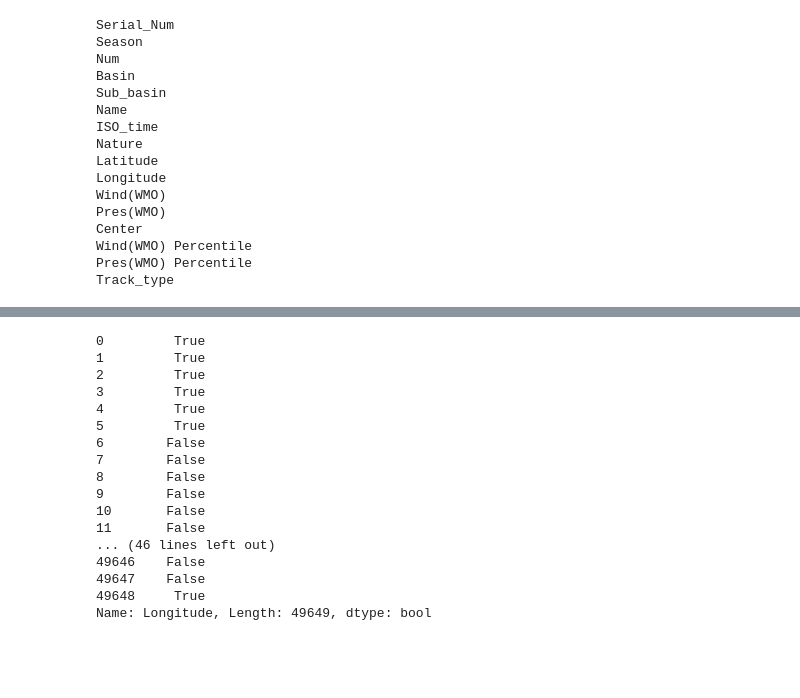
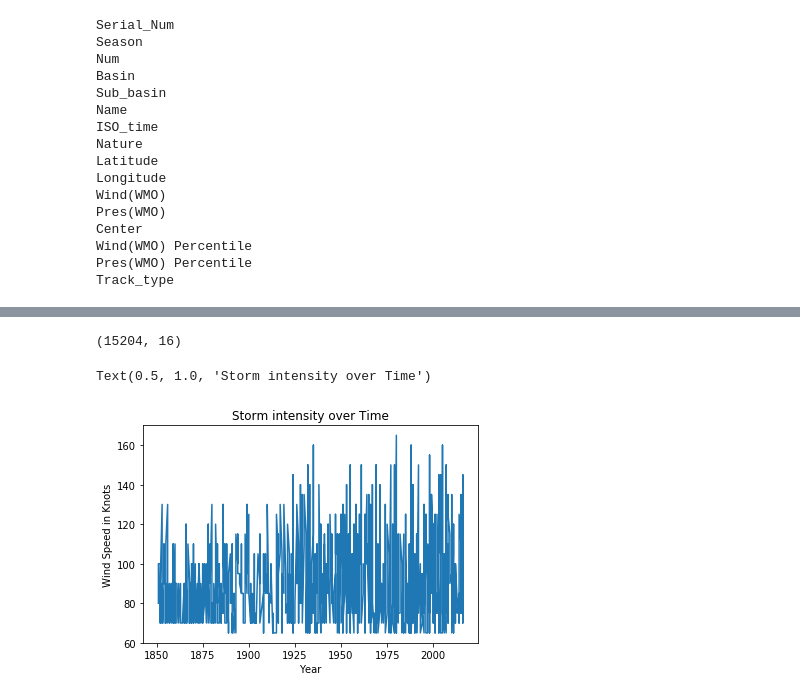
Before and after one commit to zuhbeer/Capstone, a Jupyter notebook: data playground.ipynb, the cells around one changed output, grey strips where cells are left out. Cells and saved outputs as stored; diff of their text form; code cells hidden in the pictures; blank space fills up the shorter version.

```diff
--- a/data playground.ipynb
+++ b/data playground.ipynb
@@ -74,20 +58,0 @@ Name: Latitude, Length: 49649, dtype: bool
-# %%
-(storms['Longitude'] >= -97.0) & (storms['Longitude'] <= -93.0)
-# %% [output]
-0         True
-1         True
-2         True
-3         True
-4         True
-5         True
-6        False
-7        False
-8        False
-9        False
-10       False
-11       False
-... (46 lines left out)
-49646    False
-49647    False
-49648     True
-Name: Longitude, Length: 49649, dtype: bool
@@ -93,0 +61,16 @@ Name: Longitude, Length: 49649, dtype: bool
+# %%
+storms3 = storms[(storms['Season'] >= 1850) & (storms['Wind(WMO)'] >= 64)]
+# %%
+storms3.shape
+# %% [output]
+(15204, 16)
+# %%
+storms4 = storms3.groupby(['Serial_Num']).max()
+# %%
+plt.plot(storms4['Season'],storms4['Wind(WMO)'])
+plt.ylabel('Wind Speed in Knots')
+plt.xlabel('Year')
+plt.title('Storm intensity over Time')
+# %% [output]
+Text(0.5, 1.0, 'Storm intensity over Time')
+[figure, added]
```
Also changed, not shown: parts of 4 cells of this notebook.
